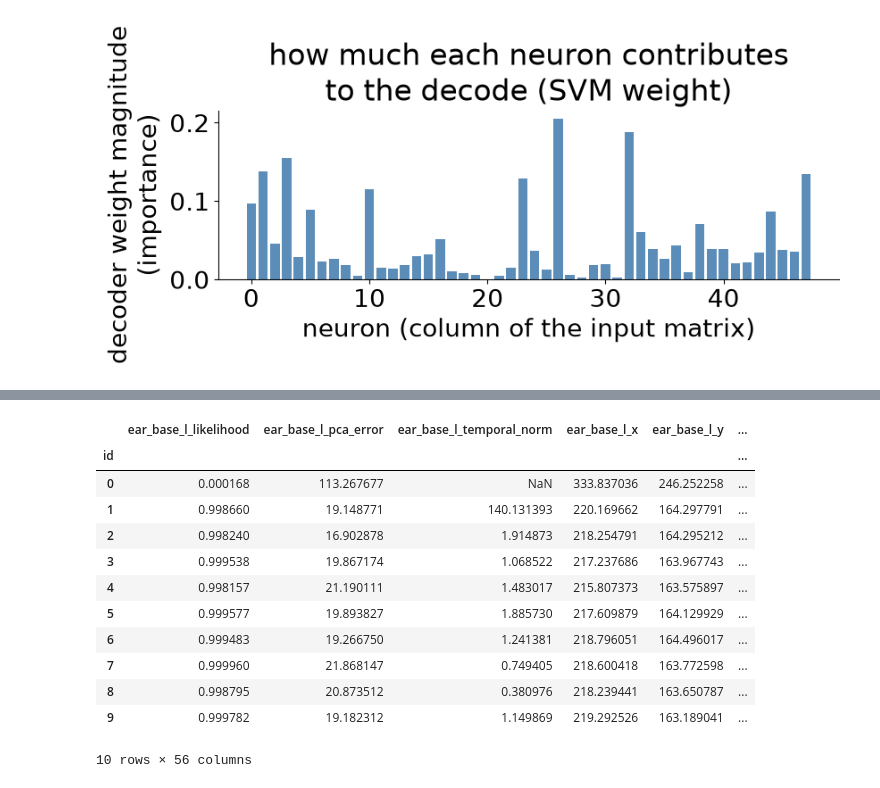
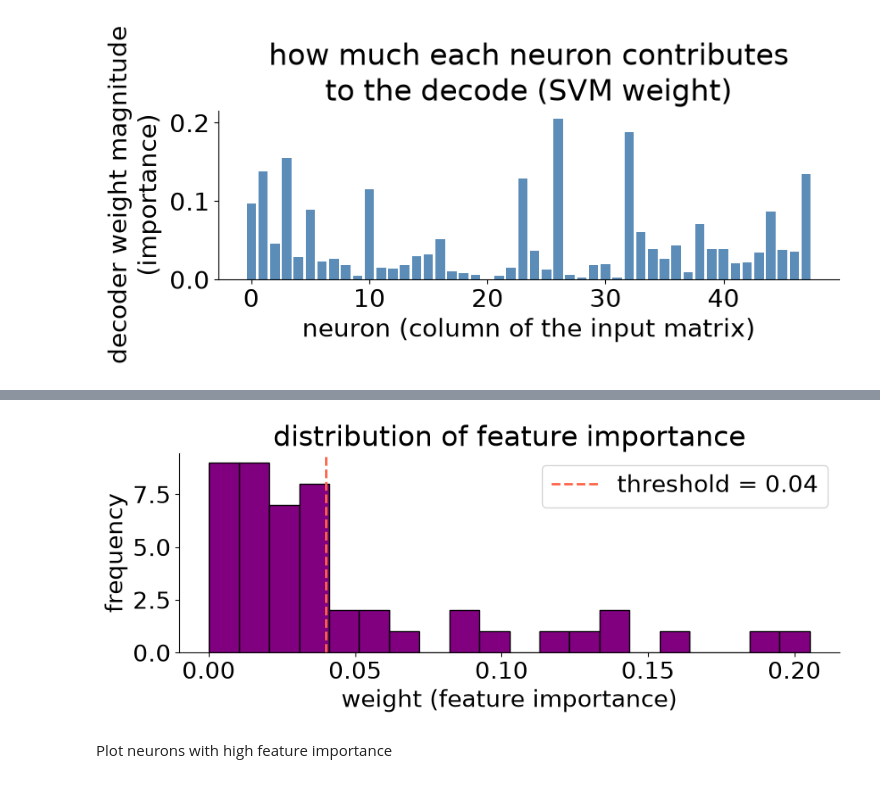
Before and after one commit to tierneydaw1/MisfiringSquad, a Jupyter notebook: code/Decode_ErrorTrials.ipynb, the cells around one changed output, grey strips where cells are left out. Saved outputs shown, nothing was run; the diff lists cells and outputs as text; code cells hidden in the pictures.

Commit message:
"Add distribution of feature importance to decoding"

```diff
--- a/code/Decode_ErrorTrials.ipynb
+++ b/code/Decode_ErrorTrials.ipynb
@@ -7,6 +7,8 @@ block = 'vis'
 rew_stim = 'vis1'
 unrew_stim = 'sound1'
 window_bin_slice = slice(3, 9)                            # bins 3 to 8 = 0 to 0.5 s after onset
+weight_threshold = 0.04
+outcome_filter = 1 # 0 (all trials) or 1 (trials with licking)
 
 # Plot styles
 color1 = 'magenta'
@@ -269,12 +279,15 @@ trials.head()
 5 rows × 49 columns
 # %%
 # vis1 and aud1 onsets, visual context only (context fixed)
-vis1_stim_time_array = trials.loc[
-    (trials.stim_name == rew_stim) & (trials.rewarded_modality == block),
-    'stim_start_time'].values
-aud1_stim_time_array = trials.loc[
-    (trials.stim_name == unrew_stim) & (trials.rewarded_modality == block), # stim aud 1 under visual block
-    'stim_start_time'].values
+if outcome_filter==0:
+      # # option 1: no outcome filter
+      vis1_stim_time_array, vis1_mask = get_stim_times(trials, rew_stim, block)
+      aud1_stim_time_array, aud1_mask = get_stim_times(trials, unrew_stim, block)
+elif outcome_filter==1:
+      # option 2: restrict to hits / false alarms
+      vis1_stim_time_array, vis1_mask = get_stim_times(trials, rew_stim, block, 'is_hit')
+      aud1_stim_time_array, aud1_mask = get_stim_times(trials, unrew_stim, block, 'is_false_alarm')
+
 print('visual-context trials: vis1 = %d, sound1 = %d'
       % (len(vis1_stim_time_array), len(aud1_stim_time_array)))
 # %% [output]
@@ -324,8 +299,7 @@ Decode hit versus false alarm
 decode_bin_edge_array = np.arange(-0.3, 2.0, 0.1)          # 100 ms bin edges, -0.3 to 2.0 s
 
 # pick trials: vis1 and vis2, visual context only
-decode_trial_mask = (trials.stim_name.isin([rew_stim, unrew_stim]) &
-                     (trials.rewarded_modality == block))
+decode_trial_mask = vis1_mask | aud1_mask
 decode_stim_time_array = trials.loc[decode_trial_mask, 'stim_start_time'].values  # their onset times
 decode_label_array = trials.loc[decode_trial_mask, 'stim_name'].values            # their stimulus labels (y)
 print('%d visual-context trials go into the decoder' % len(decode_label_array))
@@ -520,17 +413,16 @@ front_camera
-# %%
-side_camera = nwbfile.processing['behavior']['lp_side_camera'][0:10]
-side_camera
-# %% [output]
-|  | ear_base_l_likelihood | ear_base_l_pca_error | ear_base_l_temporal_norm | ear_base_l_x | ear_base_l_y | ... |
-| id |  |  |  |  |  | ... |
-| 0 | 0.000168 | 113.267677 | NaN | 333.837036 | 246.252258 | ... |
-| 1 | 0.998660 | 19.148771 | 140.131393 | 220.169662 | 164.297791 | ... |
-| 2 | 0.998240 | 16.902878 | 1.914873 | 218.254791 | 164.295212 | ... |
-| 3 | 0.999538 | 19.867174 | 1.068522 | 217.237686 | 163.967743 | ... |
-| 4 | 0.998157 | 21.190111 | 1.483017 | 215.807373 | 163.575897 | ... |
-| 5 | 0.999577 | 19.893827 | 1.885730 | 217.609879 | 164.129929 | ... |
-| 6 | 0.999483 | 19.266750 | 1.241381 | 218.796051 | 164.496017 | ... |
-| 7 | 0.999960 | 21.868147 | 0.749405 | 218.600418 | 163.772598 | ... |
-| 8 | 0.998795 | 20.873512 | 0.380976 | 218.239441 | 163.650787 | ... |
-| 9 | 0.999782 | 19.182312 | 1.149869 | 219.292526 | 163.189041 | ... |
-10 rows × 56 columns
+# %%
+# Histogram of decode weights
+fig, ax = plt.subplots(figsize=(9, 4))
+plt.hist(weight_array, bins=20, color=color3, edgecolor='black')
+plt.axvline(x=weight_threshold, color='tomato', linestyle='--', linewidth=2, label = f"threshold = {weight_threshold}")
+plt.legend()
+ax.set_xlabel('weight (feature importance)')
+ax.set_ylabel('frequency')
+ax.set_title('distribution of feature importance')
+sns.despine(ax=ax)
+fig.tight_layout()
+plt.show()
+# %% [output]
+[figure, added]
+# %% [markdown]
+Plot neurons with high feature importance
```
Also changed, not shown: parts of 22 cells of this notebook, 1 other file.
